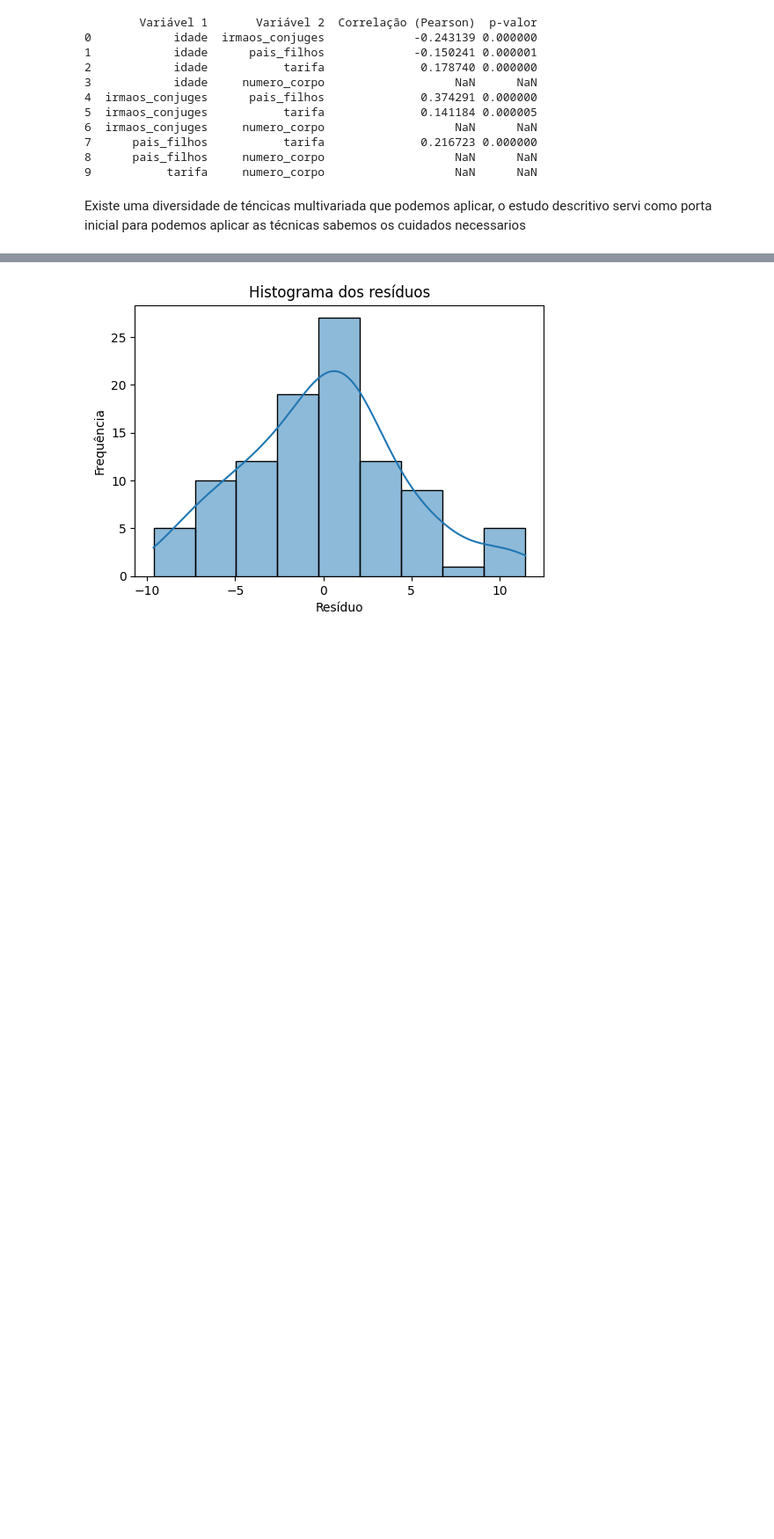
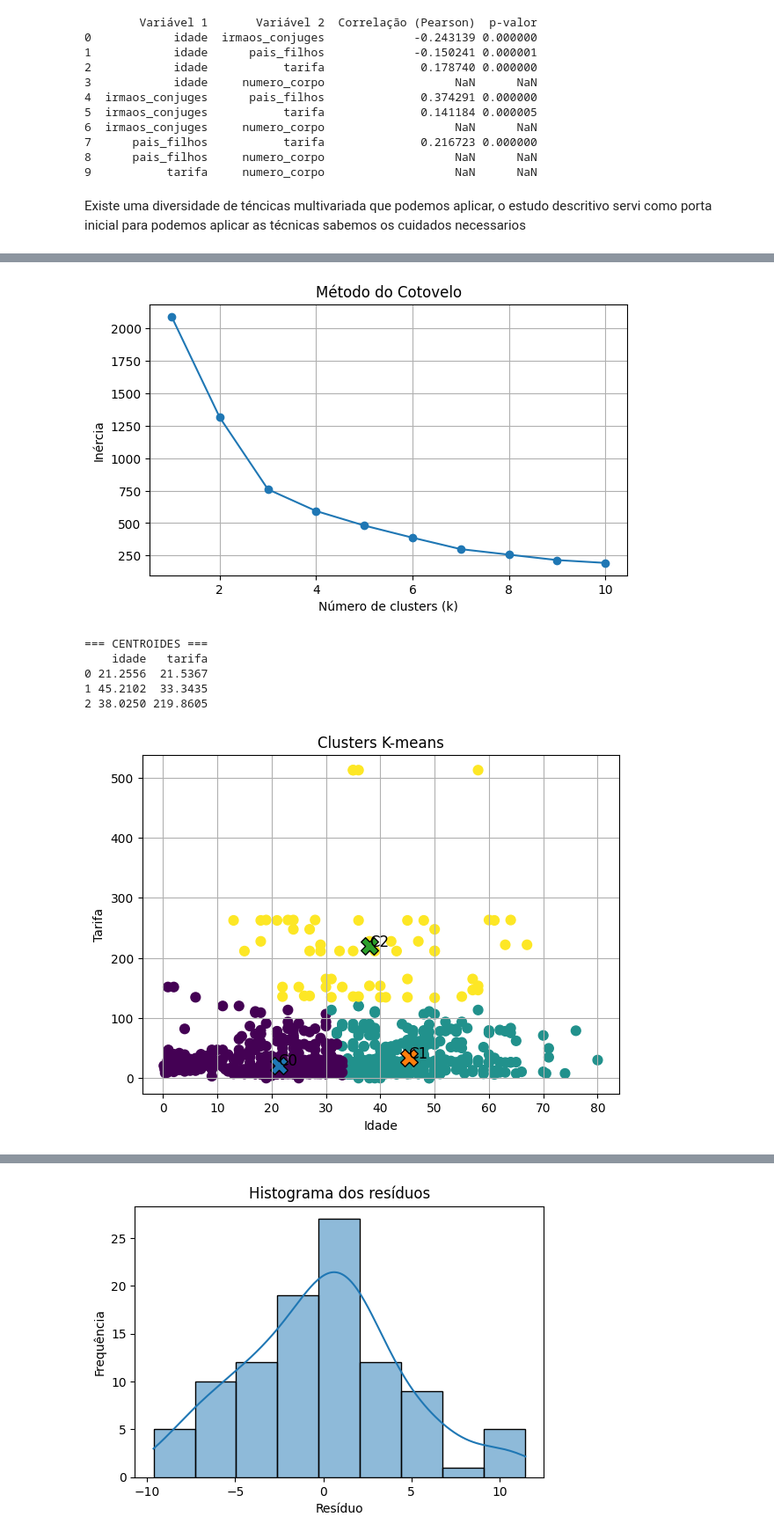
Before and after one commit to Fabiano01EST/Python-Aplication-Data-Base-Titanic, a Jupyter notebook: aplicação_pyhton.ipynb, the cells around one changed output, grey strips where cells are left out. Shown: that part at 88% size. Drawn from its saved outputs; the diff is of its cells as text; code cells hidden in the pictures; blank space fills up the shorter version.

```diff
--- a/aplicação_pyhton.ipynb
+++ b/aplicação_pyhton.ipynb
@@ -197,0 +168,74 @@ NameError: name 'pd' is not defined
+# %%
+import pandas as pd
+from sklearn.preprocessing import StandardScaler
+from sklearn.cluster import KMeans
+import matplotlib.pyplot as plt
+
+# ===== 1. Seleção das variáveis =====
+X = dados_titanic1[["idade", "tarifa"]]
+
+# ===== 2. Padronização =====
+scaler = StandardScaler()
+X_scaled = scaler.fit_transform(X)
+
+# ===== 3. Método do Cotovelo =====
+inertias = []
+K = range(1, 11)
+
+for k in K:
+    km = KMeans(n_clusters=k, random_state=42)
+    km.fit(X_scaled)
+    inertias.append(km.inertia_)
+
+plt.figure(figsize=(7,4))
+plt.plot(K, inertias, marker="o")
+plt.title("Método do Cotovelo")
+plt.xlabel("Número de clusters (k)")
+plt.ylabel("Inércia")
+plt.grid(True)
+plt.show()
+
+# ===== 4. Escolher manualmente o k (ex: 3) =====
+k = 3
+kmeans = KMeans(n_clusters=k, random_state=42)
+dados_titanic1["cluster"] = kmeans.fit_predict(X_scaled)
+
+# ===== 5. Centroides reais =====
+centroides = kmeans.cluster_centers_
+centroides_reais = scaler.inverse_transform(centroides)
+
+print("\n=== CENTROIDES ===")
+print(pd.DataFrame(centroides_reais, columns=["idade", "tarifa"]))
+
+# ===== 6. Gráfico dos clusters =====
+plt.figure(figsize=(7,5))
+plt.scatter(dados_titanic1["idade"],
+            dados_titanic1["tarifa"],
+            c=dados_titanic1["cluster"],
+            s=60)
+
+# adicionar centroides
+for i, c in enumerate(centroides_reais):
+    plt.scatter(c[0], c[1], marker="X", s=200, edgecolor="black")
+    plt.text(c[0], c[1], f"C{i}", fontsize=12)
+
+plt.xlabel("Idade")
+plt.ylabel("Tarifa")
+plt.title("Clusters K-means")
+plt.grid(True)
+plt.show()
+
+# ===== 7. Mostrar pessoas por grupo =====
+for g in range(k):
+    print(f"\n=== GRUPO {g} ===")
+    print(dados_titanic1[dados_titanic1["cluster"] == g]
+          [["nome","idade","tarifa","cluster"]]
+          .sort_values("idade"))
+# %% [output]
+[figure, added]
+=== CENTROIDES ===
+    idade   tarifa
+0 21.2556  21.5367
+1 45.2102  33.3435
+2 38.0250 219.8605
+[figure, added]
```
Also changed, not shown: parts of 7 cells of this notebook.
